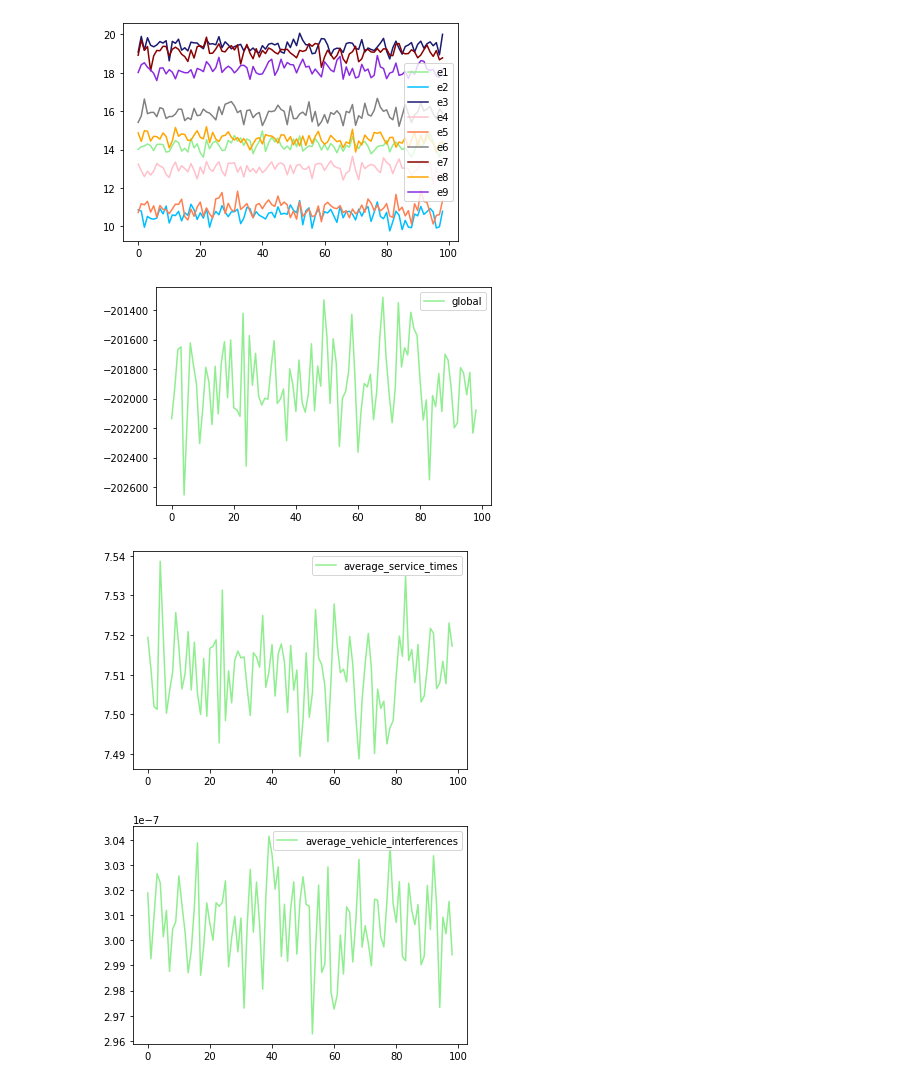
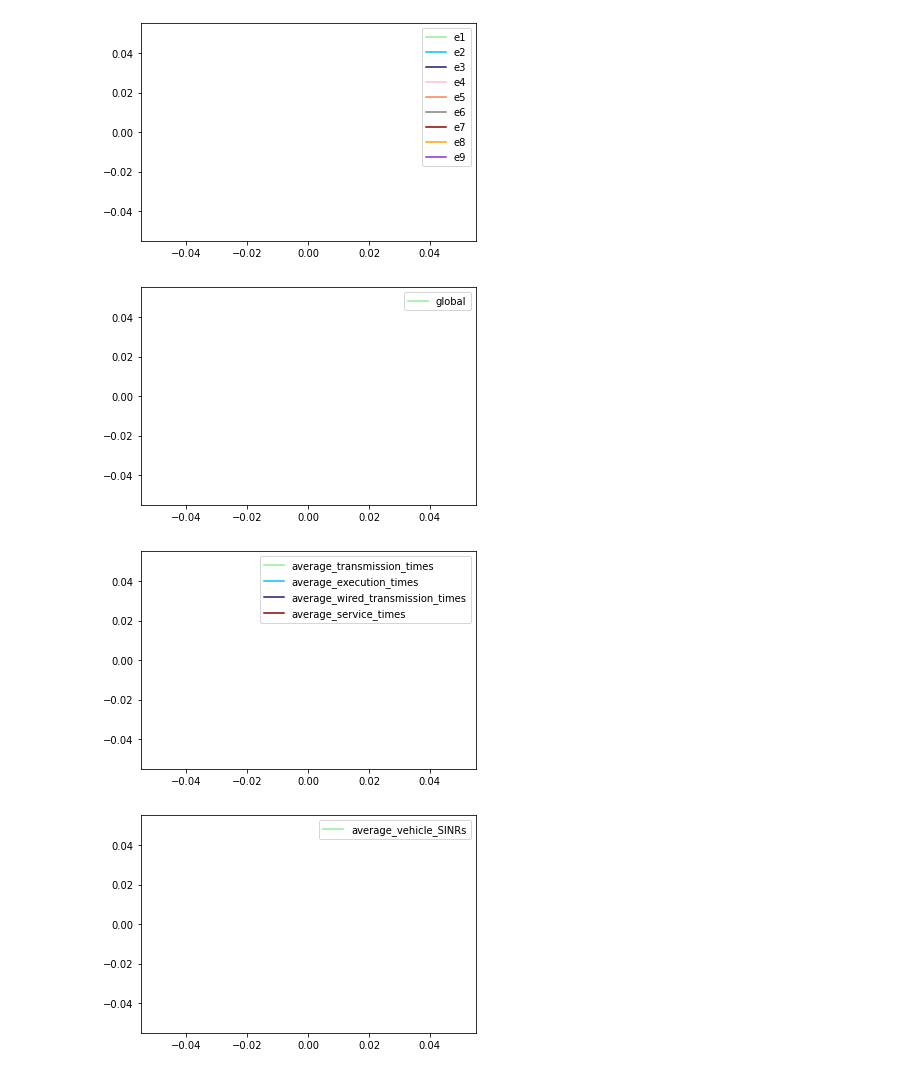
Before and after one commit to neardws/Game-Theoretic-Deep-Reinforcement-Learning, a Jupyter notebook: Draw/draw_results_for_ra.ipynb, the cells around one changed output. Saved outputs shown, nothing was run; the diff lists cells and outputs as text; code cells hidden in the pictures.

```diff
--- a/Draw/draw_results_for_ra.ipynb
+++ b/Draw/draw_results_for_ra.ipynb
@@ -6,16 +6,13 @@ import numpy as np
 
 pd.set_option('display.max_rows', None)
 
-file_name = "/home/neardws/acme/4e7a784a-f464-11ec-90b3-04d9f5632a58/"
-file_name = "/home/neardws/acme/c11c8a76-f466-11ec-8358-04d9f5632a58/"
-
-file_name = "/home/neardws/acme/5a629cbc-f637-11ec-9fd1-04d9f5632a58/"
+file_name = "/home/neardws/acme/4060ae64-f770-11ec-b64e-04d9f5632a58/"
 
 start_index = 0
 returns_file_name = file_name + "logs/environment_loop/logs.csv"
 
 
-name=["average_service_times", "average_vehicle_interferences", "cumulative_reward", "episode_length", "episode_return", "episodes", "service_ratio", "steps", "steps_per_second"]
+name=["average_execution_times", "average_service_times", "average_transmision_times", "average_vehicle_SINRs", "average_vehicle_intar_interference", "average_vehicle_inter_interference", "average_vehicle_interferences", "average_wired_transmission_times", "cumulative_reward", "episode_length", "episode_return", "episodes", "service_rate", "steps", "steps_per_second"]
 returns_df = pd.read_csv(returns_file_name, names=name, header=0)
 
 episode_return = returns_df["episode_return"].values
@@ -54,39 +51,53 @@ plt.plot(epoch_index, e3_return[start_index:end_index], '-', color='midnightblue
 plt.plot(epoch_index, e4_return[start_index:end_index], '-', color='pink', label='e4')
 plt.plot(epoch_index, e5_return[start_index:end_index], '-', color='coral', label='e5')
 plt.plot(epoch_index, e6_return[start_index:end_index], '-', color='gray', label='e6')
 plt.plot(epoch_index, e7_return[start_index:end_index], '-', color='darkred', label='e7')
 plt.plot(epoch_index, e8_return[start_index:end_index], '-', color='orange', label='e8')
 plt.plot(epoch_index, e9_return[start_index:end_index], '-', color='blueviolet', label='e9')
 plt.legend(loc="best")  # 图例
 plt.show()
 
 edge_return = returns[start_index:end_index, 9].tolist()
 plt.plot(epoch_index, edge_return, '-', color='lightgreen', label='global')
 plt.legend(loc="best")  # 图例
 plt.show()
 
-
+average_transmission_times = returns_df["average_transmision_times"].values
+average_execution_times = returns_df["average_execution_times"].values
+average_wired_transmission_times = returns_df["average_wired_transmission_times"].values
 average_service_times = returns_df["average_service_times"].values
-plt.plot(epoch_index, average_service_times[start_index:end_index], '-', color='lightgreen', label='average_service_times')
+plt.plot(epoch_index, average_transmission_times[start_index:end_index], '-', color='lightgreen', label='average_transmission_times')
+plt.plot(epoch_index, average_execution_times[start_index:end_index], '-', color='deepskyblue', label='average_execution_times')
+plt.plot(epoch_index, average_wired_transmission_times[start_index:end_index], '-', color='midnightblue', label='average_wired_transmission_times')
+plt.plot(epoch_index, average_service_times[start_index:end_index], '-', color='darkred', label='average_service_times')
 plt.legend(loc="best")  # 图例
 plt.show()
 
+average_vehicle_SINRs = returns_df["average_vehicle_SINRs"].values
+plt.plot(epoch_index, average_vehicle_SINRs[start_index:end_index], '-', color='lightgreen', label='average_vehicle_SINRs')
+plt.legend(loc="best")  # 图例
+plt.show()
+
+average_vehicle_intar_interference = returns_df["average_vehicle_intar_interference"].values
+average_vehicle_inter_interference = returns_df["average_vehicle_inter_interference"].values
 average_vehicle_interferences = returns_df["average_vehicle_interferences"].values
-plt.plot(epoch_index, average_vehicle_interferences[start_index:end_index], '-', color='lightgreen', label='average_vehicle_interferences')
+plt.plot(epoch_index, average_vehicle_intar_interference[start_index:end_index], '-', color='lightgreen', label='average_vehicle_intar_interference')
+plt.plot(epoch_index, average_vehicle_inter_interference[start_index:end_index], '-', color='deepskyblue', label='average_vehicle_inter_interference')
+plt.plot(epoch_index, average_vehicle_interferences[start_index:end_index], '-', color='darkred', label='average_vehicle_interferences')
 plt.legend(loc="best")  # 图例
 plt.show()
 
 cumulative_reward = returns_df["cumulative_reward"].values
 plt.plot(epoch_index, cumulative_reward[start_index:end_index], '-', color='lightgreen', label='cumulative_reward')
 plt.legend(loc="best")  # 图例
 plt.show()
 
-service_ratio = returns_df["service_ratio"].values
-plt.plot(epoch_index, service_ratio[start_index:end_index], '-', color='lightgreen', label='service_ratio')
+service_rate = returns_df["service_rate"].values
+plt.plot(epoch_index, service_rate[start_index:end_index], '-', color='lightgreen', label='service_rate')
 plt.legend(loc="best")  # 图例
 plt.show()
 # %% [output]
-[figure, old version]
+[figure, new version]
-[figure, old version]
+[figure, new version]
-[figure, old version]
+[figure, new version]
-[figure, old version]
+[figure, new version]
```
Also changed, not shown: parts of 1 cell of this notebook, 9 other files.
